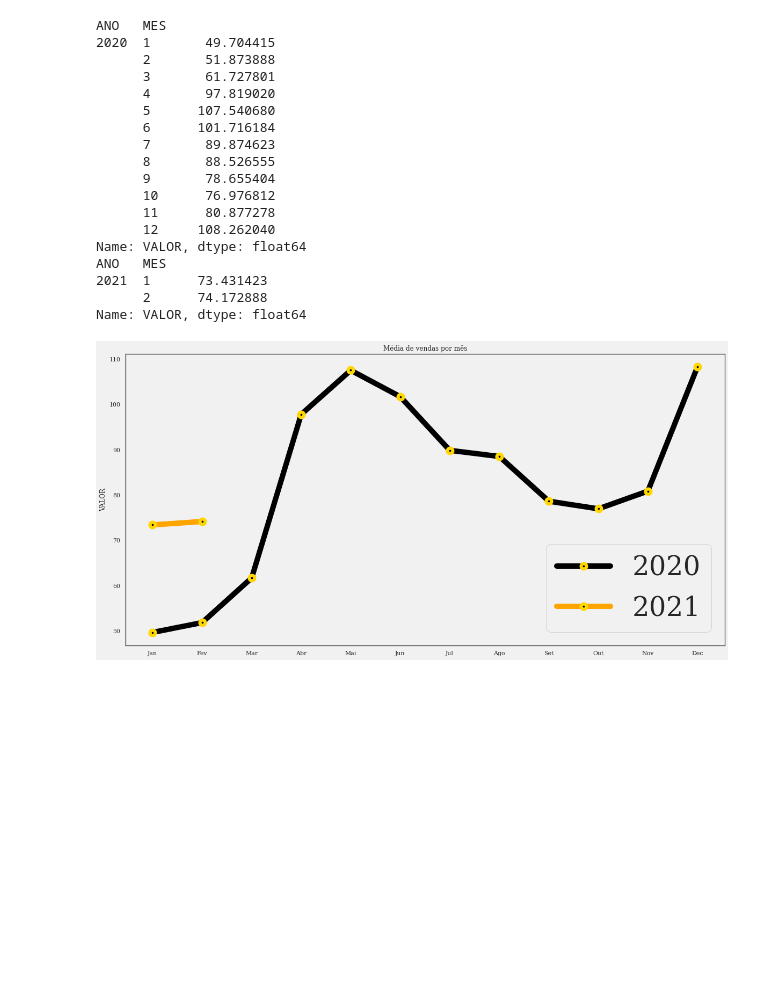
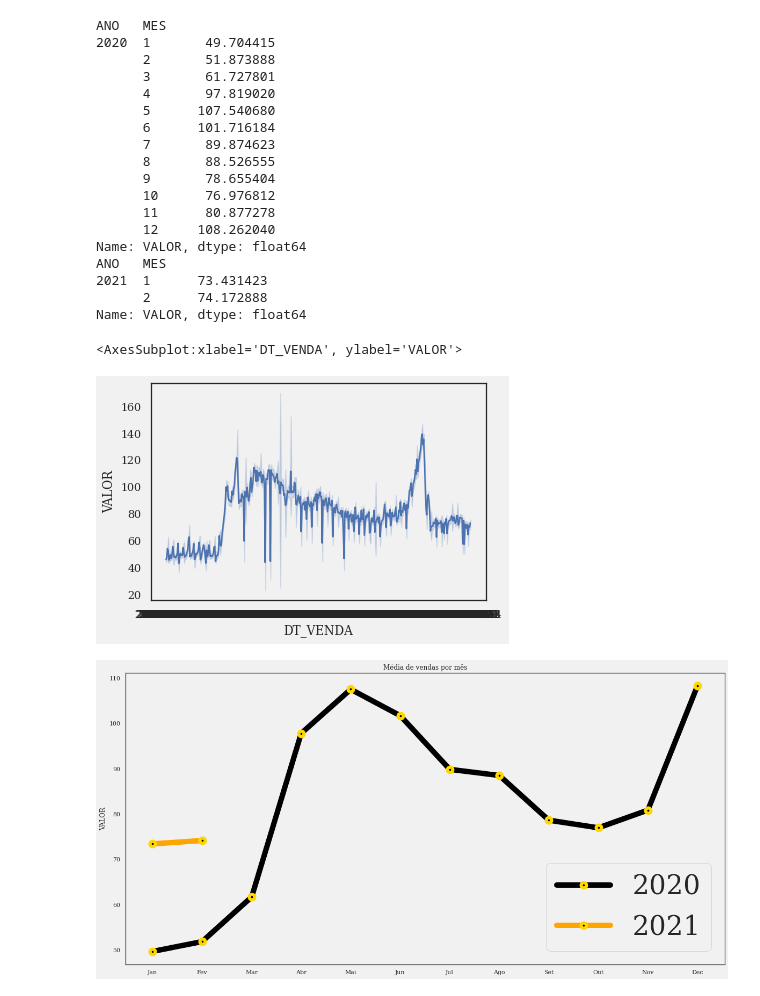
Before and after one commit to marcos-mansur/vlabs-challenge, a Jupyter notebook: Notebook/EDA.ipynb, the cells around one changed output. Drawn from its saved outputs; the diff is of its cells as text; code cells hidden in the pictures; blank space fills up the shorter version.

```diff
--- a/Notebook/EDA.ipynb
+++ b/Notebook/EDA.ipynb
@@ -255,6 +263,11 @@ ANO   MES
 2021  1      73.431423
       2      74.172888
 Name: VALOR, dtype: float64
+# %%
+sns.lineplot(x=df['DT_VENDA'],y=df['VALOR'])
+# %% [output]
+<AxesSubplot:xlabel='DT_VENDA', ylabel='VALOR'>
+[figure, added]
 # %%
 fig, ax = plt.subplots(1,figsize=(20,10))
 list_mes=['Jan','Fev','Mar', 'Abr','Mai', 'Jun', 'Jul','Ago','Set','Out','Nov','Dec']
```
Also changed, not shown: parts of 16 cells of this notebook, 5 other files.
